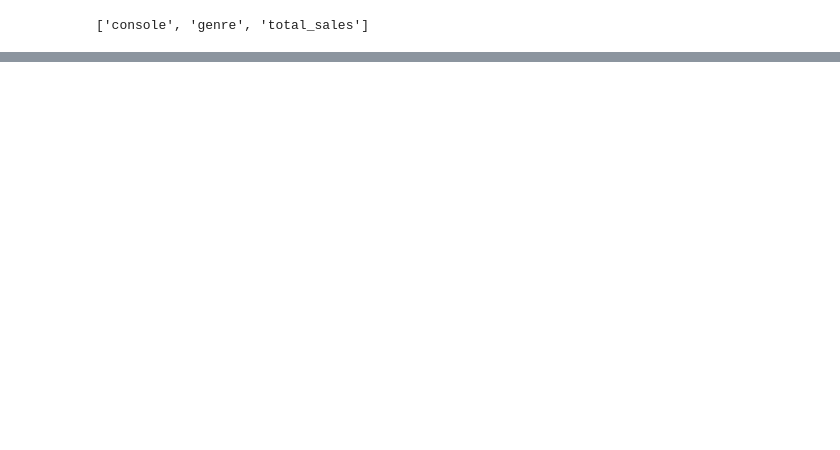
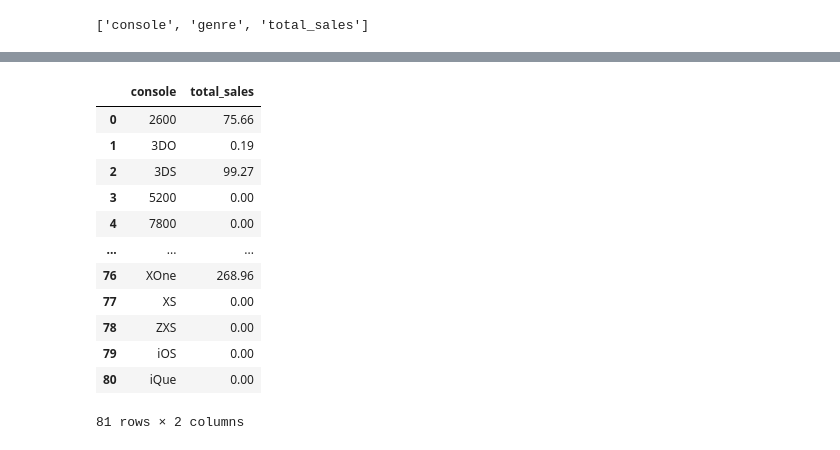
Before and after one commit to Mohamed-Shaheedullah/VG-Analysis, a Jupyter notebook: VG-EDA.ipynb, the cells around one changed output, grey strips where cells are left out. Saved outputs shown, nothing was run; the diff lists cells and outputs as text; code cells hidden in the pictures; blank space fills up the shorter version.

Commit message:
console by genre and top 10 consoles

```diff
--- a/VG-EDA.ipynb
+++ b/VG-EDA.ipynb
@@ -75,2 +75,21 @@ console_by_genre
 | 885 | iQue | Simulation | 0.00 |
 886 rows × 3 columns
+# %%
+# find top 10 consoles by sales
+top_10_consoles = df.groupby('console')['total_sales'].sum().reset_index()
+# %%
+top_10_consoles
+# %% [output]
+|  | console | total_sales |
+| 0 | 2600 | 75.66 |
+| 1 | 3DO | 0.19 |
+| 2 | 3DS | 99.27 |
+| 3 | 5200 | 0.00 |
+| 4 | 7800 | 0.00 |
+| ... | ... | ... |
+| 76 | XOne | 268.96 |
+| 77 | XS | 0.00 |
+| 78 | ZXS | 0.00 |
+| 79 | iOS | 0.00 |
+| 80 | iQue | 0.00 |
+81 rows × 2 columns
```
Also changed, not shown: parts of 3 cells of this notebook.
